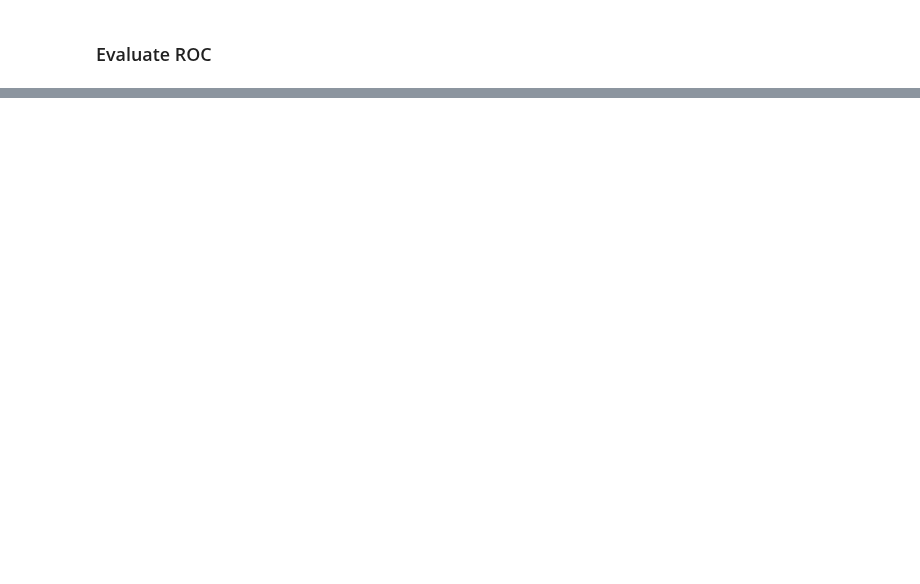
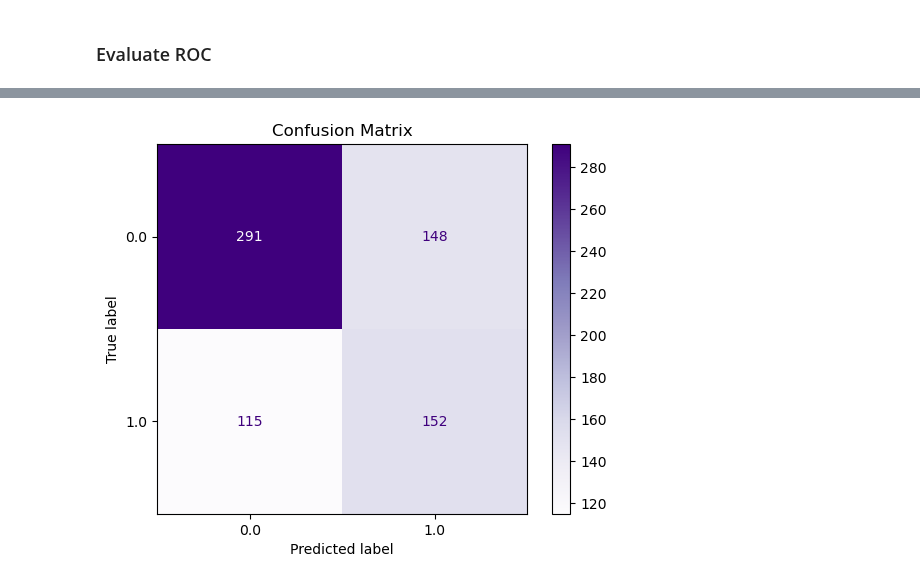
Before and after one commit to rachelwoodside/csci4155-chest-xray-model, a Jupyter notebook: cardiomegaly_only.ipynb, the cells around one changed output, grey strips where cells are left out. Saved outputs shown, nothing was run; the diff lists cells and outputs as text; code cells hidden in the pictures; blank space fills up the shorter version.

```diff
--- a/cardiomegaly_only.ipynb
+++ b/cardiomegaly_only.ipynb
@@ -524,3 +583,3 @@ from sklearn.metrics import multilabel_confusion_matrix
 # %%
-y_pred = np.argmax(predictions, axis=1)
+y_pred = predictions > 0.5
 y_pred
@@ -527,3 +604,3 @@ y_pred
 # %%
-y_test = np.argmax(dataEntry_test[uniqueLabels].to_numpy(), axis=1)
+y_test = cardiomegaly_data_test["Cardiomegaly"].to_numpy()
 y_test
@@ -547,2 +653,11 @@ labelDict
 # %%
-class_report_dict = classification_report(y_test, y_pred, output_dict=True)
+disp = ConfusionMatrixDisplay.from_predictions(
+        y_test,
+        y_pred,
+        cmap=plt.cm.Purples,
+    )
+disp.ax_.set_title("Confusion Matrix")
+
+plt.show()
+# %% [output]
+[figure, added]
```
Also changed, not shown: parts of 33 cells of this notebook, 4 other files.
